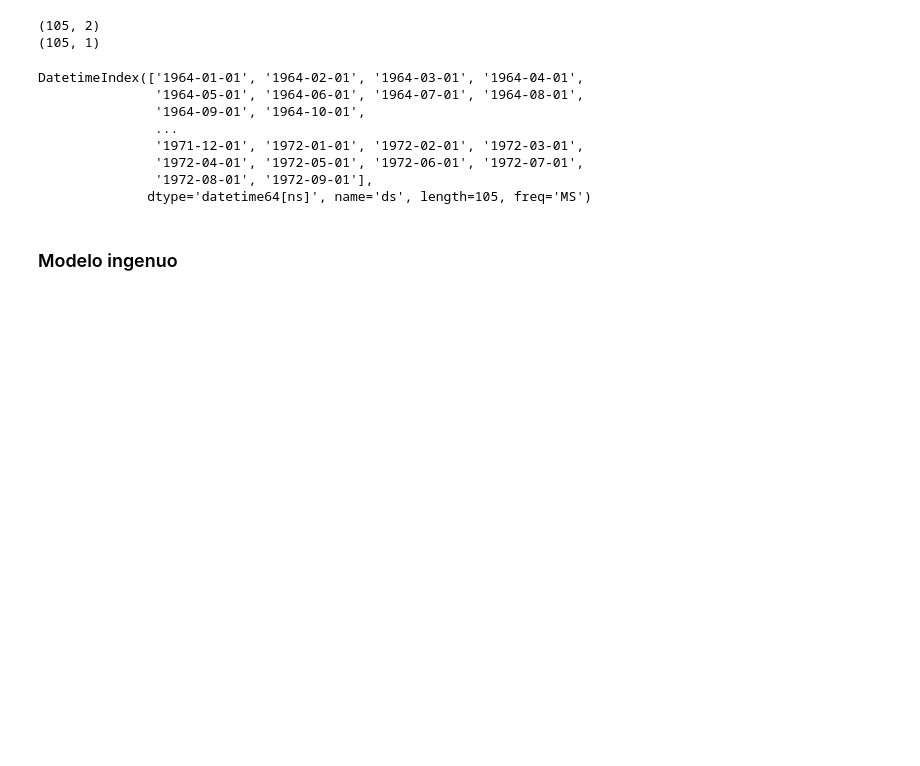
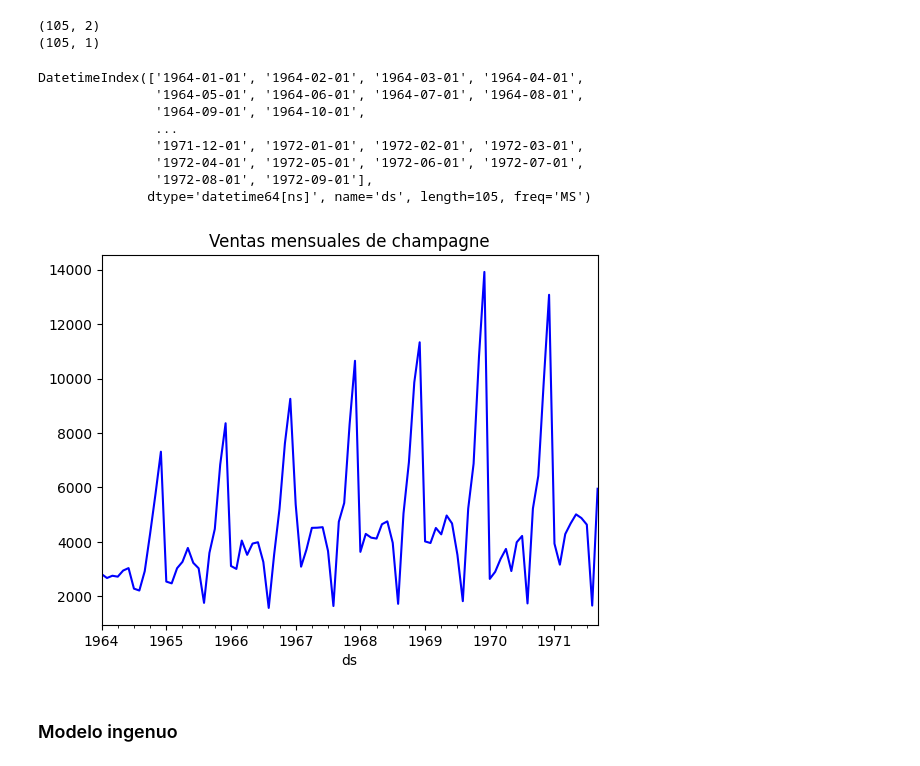
Before and after one commit to alexandro-mayoral-teran/alexandro-mayoral-teran, a Jupyter notebook: Semana-09/Serie_de_Tiempo_A01795899.ipynb, the cells around one changed output. Saved outputs shown, nothing was run; the diff lists cells and outputs as text; code cells hidden in the pictures; blank space fills up the shorter version.

```diff
--- a/Semana-09/Serie_de_Tiempo_A01795899.ipynb
+++ b/Semana-09/Serie_de_Tiempo_A01795899.ipynb
@@ -102,6 +102,12 @@ DatetimeIndex(['1964-01-01', '1964-02-01', '1964-03-01', '1964-04-01',
 # Particionamos en entrenamiento y prueba como DataFrames de Pandas:
 train = data_temp.iloc[0:-12,:]
 test = data_temp.iloc[-12:,:]   # Seleccionamos los datos del último año para predicción de Test.
+# %%
+# Gráfico con la periodicidad mensual:
+train['y'].plot(title='Ventas mensuales de champagne', style='-b')
+plt.show()
+# %% [output]
+[figure, added]
 # %% [markdown]
 ### Modelo ingenuo
 # %% [markdown]
```
